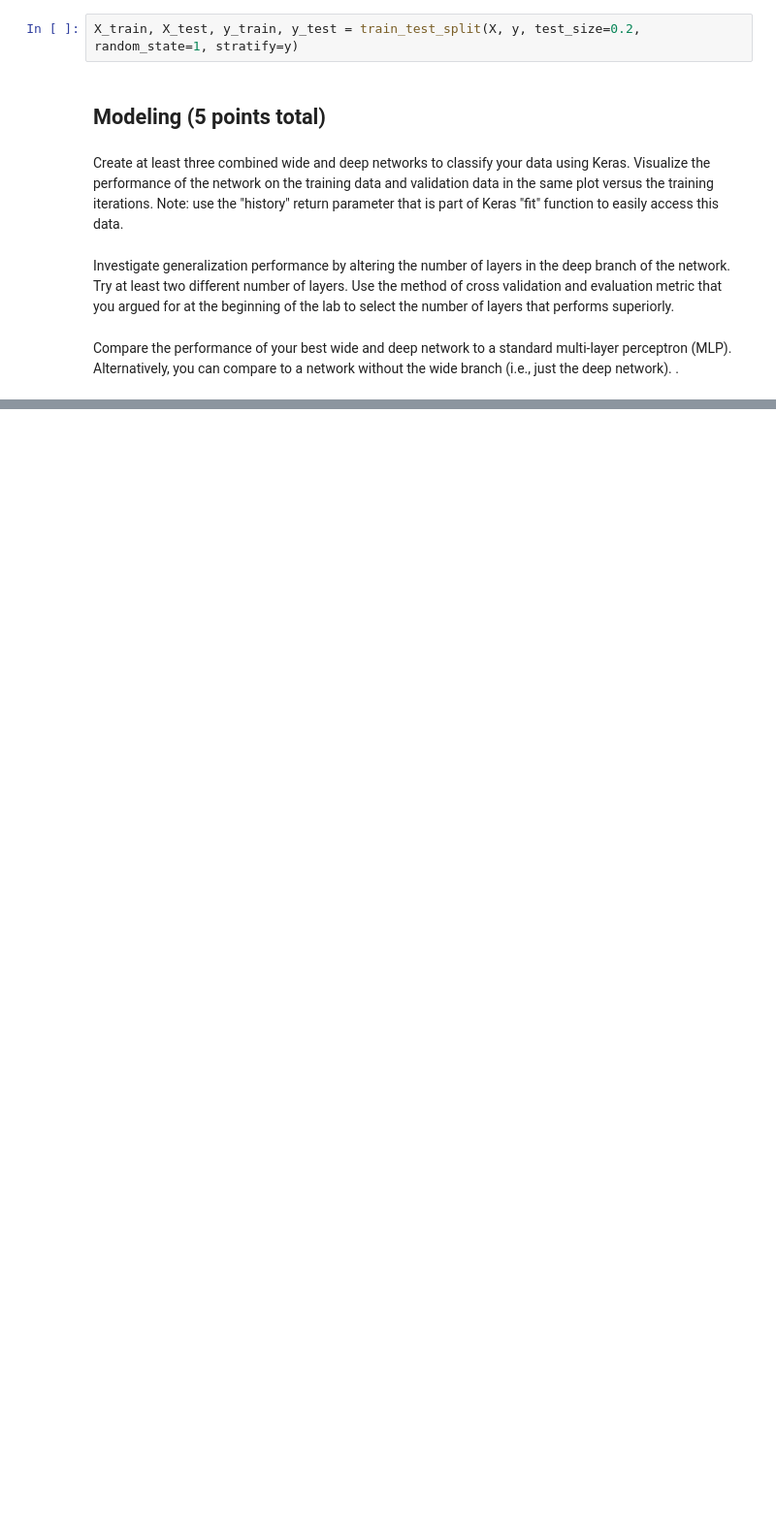
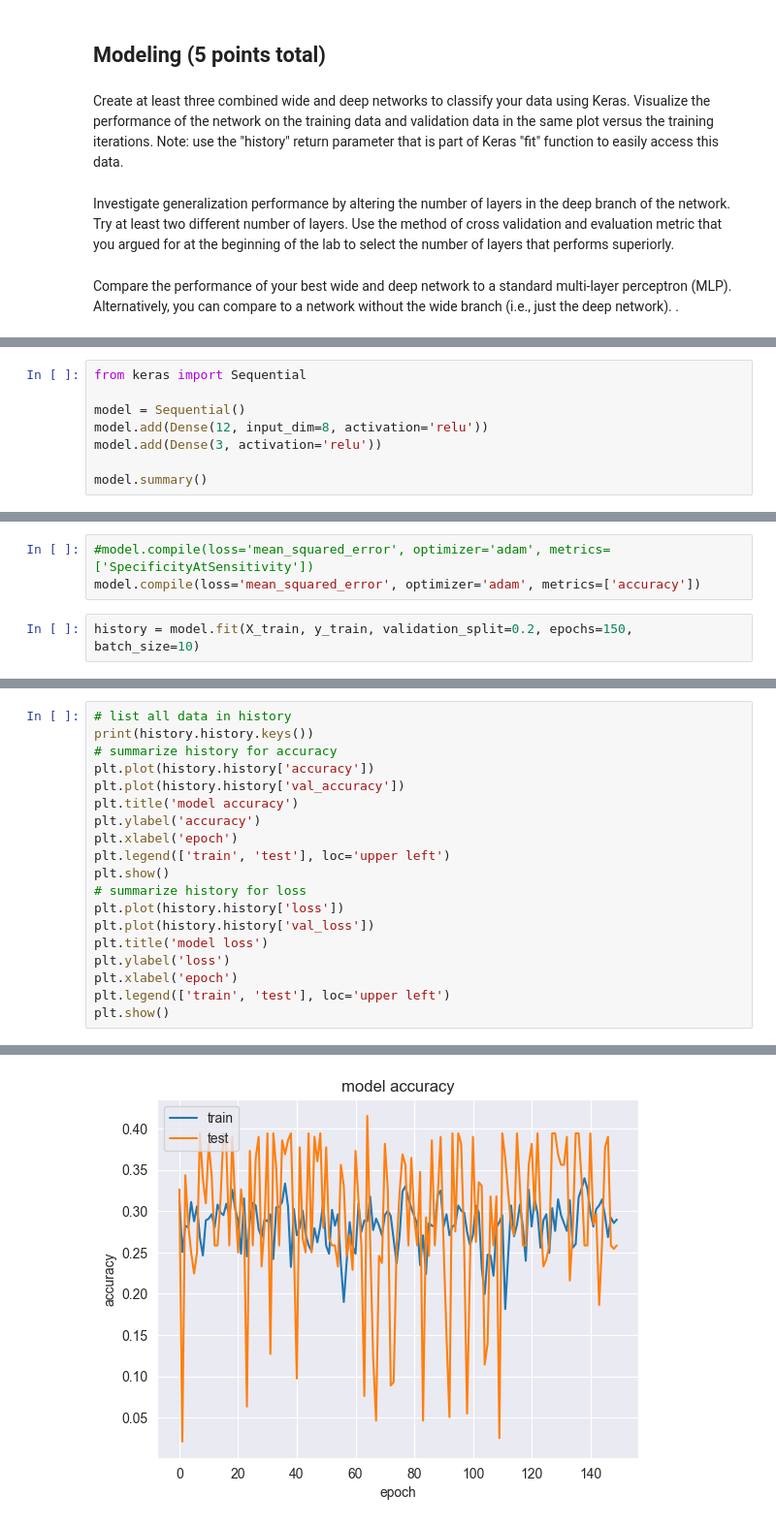
Before and after one commit to yaosam521/ML-Lab-5, a Jupyter notebook: Lab-5.ipynb, the cells around one changed output, grey strips where cells are left out. Shown: that part at 97% size. Saved outputs shown, nothing was run; the diff lists cells and outputs as text; blank space fills up the shorter version.

```diff
--- a/Lab-5.ipynb
+++ b/Lab-5.ipynb
@@ -185,8 +185,6 @@ The most important feature prediction is no contraceptive use vs contraceptive u
 [1 points] Choose the method you will use for dividing your data into training and testing (i.e., are you using Stratified 10-fold cross validation? Shuffle splits? Why?). Explain why your chosen method is appropriate or use more than one method as appropriate. Argue why your cross validation method is a realistic mirroring of how an algorithm would be used in practice.
 # %% [markdown]
 Our data is a subset of a census of Indonesian Women, so our split relies on the good practices of whom we got the dataset from. There is slightly more women without contraceptive use than the group using short term and the group using long term. Stratified splits would make sure we are testing of each class, however in this case, a standard shuffled split would work most of the time.
-# %%
-X_train, X_test, y_train, y_test = train_test_split(X, y, test_size=0.2, random_state=1, stratify=y)
 # %% [markdown]
 <h2>Modeling (5 points total)</h2>
 # %% [markdown]
@@ -254,0 +204,8 @@ NameError: name 'df_train' is not defined
+# %%
+from keras import Sequential
+
+model = Sequential()
+model.add(Dense(12, input_dim=8, activation='relu'))
+model.add(Dense(3, activation='relu'))
+
+model.summary()
@@ -254,0 +226,5 @@ NameError: name 'df_train' is not defined
+# %%
+#model.compile(loss='mean_squared_error', optimizer='adam', metrics=['SpecificityAtSensitivity'])
+model.compile(loss='mean_squared_error', optimizer='adam', metrics=['accuracy'])
+# %%
+history = model.fit(X_train, y_train, validation_split=0.2, epochs=150, batch_size=10)
@@ -254,0 +249,20 @@ NameError: name 'df_train' is not defined
+# %%
+# list all data in history
+print(history.history.keys())
+# summarize history for accuracy
+plt.plot(history.history['accuracy'])
+plt.plot(history.history['val_accuracy'])
+plt.title('model accuracy')
+plt.ylabel('accuracy')
+plt.xlabel('epoch')
+plt.legend(['train', 'test'], loc='upper left')
+plt.show()
+# summarize history for loss
+plt.plot(history.history['loss'])
+plt.plot(history.history['val_loss'])
+plt.title('model loss')
+plt.ylabel('loss')
+plt.xlabel('epoch')
+plt.legend(['train', 'test'], loc='upper left')
+plt.show()
+# %% [output]
@@ -254,0 +270 @@ NameError: name 'df_train' is not defined
+[figure, added]
```
Also changed, not shown: parts of 7 cells of this notebook.
